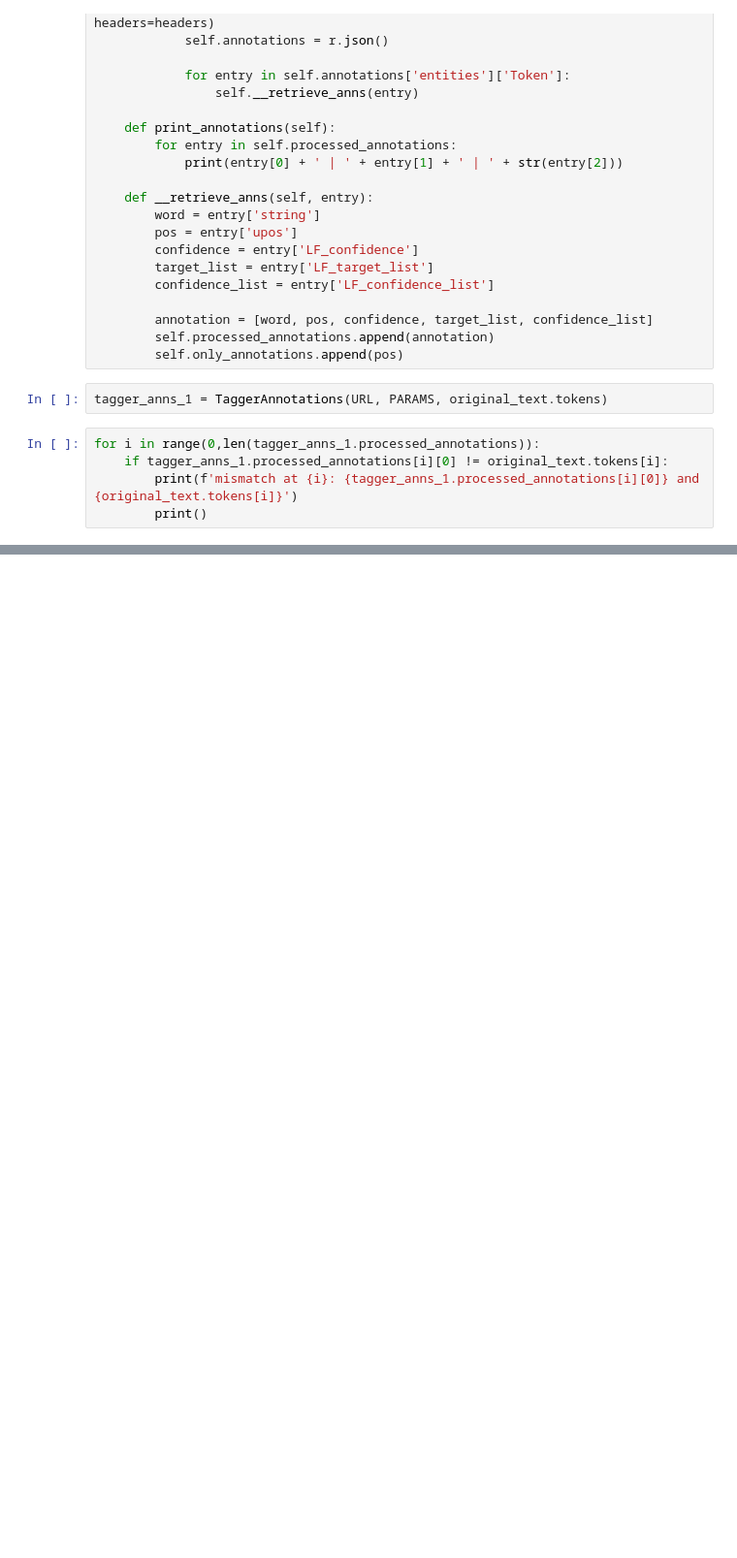
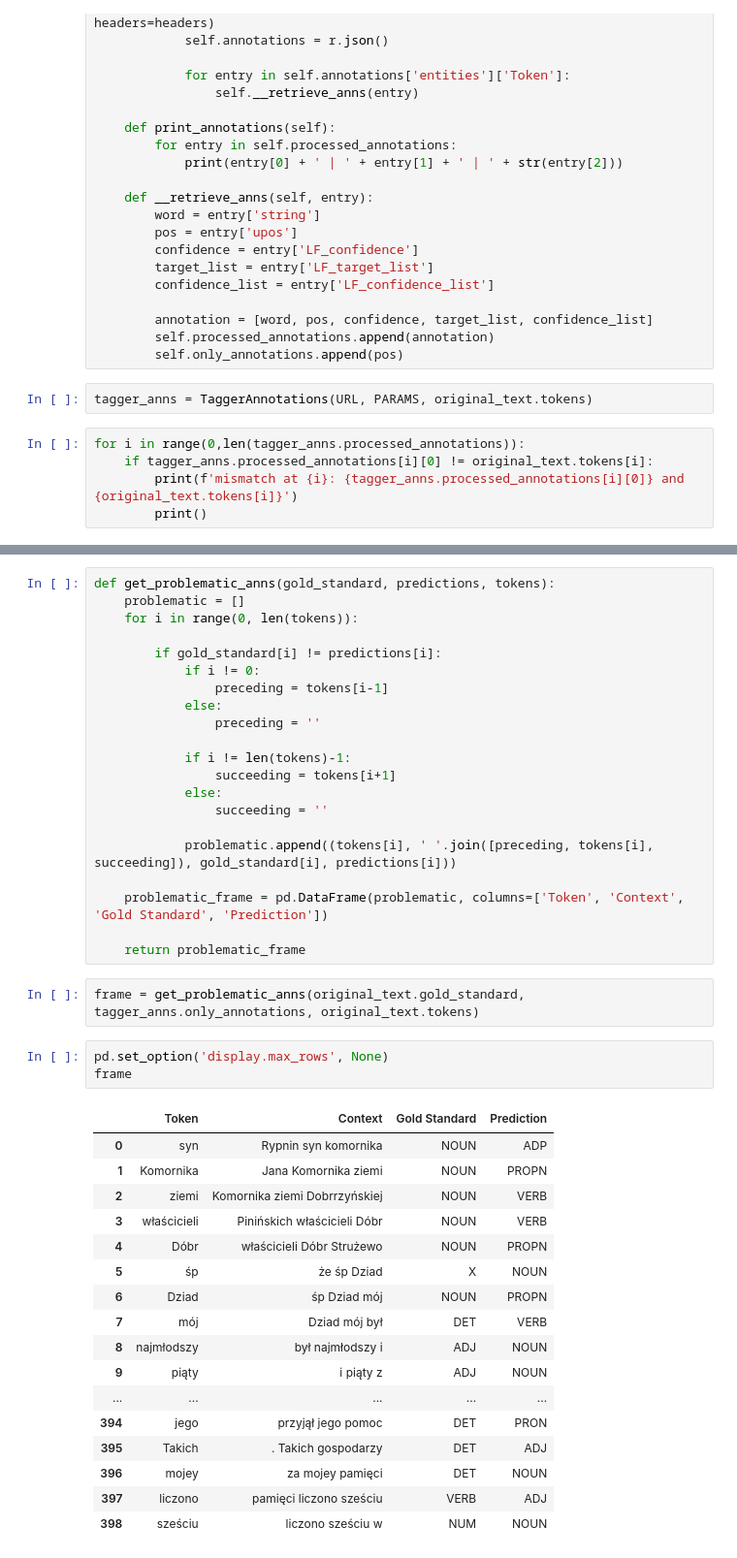
Before and after one commit to Turtilla/ltr-project, a Jupyter notebook: ltr-project.ipynb, the cells around one changed output, grey strips where cells are left out. Shown at 97% size. Drawn from its saved outputs; the diff is of its cells as text; blank space fills up the shorter version.

```diff
--- a/ltr-project.ipynb
+++ b/ltr-project.ipynb
@@ -97,9 +99,9 @@ class TaggerAnnotations:
         self.processed_annotations.append(annotation)
         self.only_annotations.append(pos)
 # %%
-tagger_anns_1 = TaggerAnnotations(URL, PARAMS, original_text.tokens)
+tagger_anns = TaggerAnnotations(URL, PARAMS, original_text.tokens)
 # %%
-for i in range(0,len(tagger_anns_1.processed_annotations)):
-    if tagger_anns_1.processed_annotations[i][0] != original_text.tokens[i]:
-        print(f'mismatch at {i}: {tagger_anns_1.processed_annotations[i][0]} and {original_text.tokens[i]}')
+for i in range(0,len(tagger_anns.processed_annotations)):
+    if tagger_anns.processed_annotations[i][0] != original_text.tokens[i]:
+        print(f'mismatch at {i}: {tagger_anns.processed_annotations[i][0]} and {original_text.tokens[i]}')
         print()
@@ -105,0 +145,44 @@ for i in range(0,len(tagger_anns_1.processed_annotations)):
+# %%
+def get_problematic_anns(gold_standard, predictions, tokens):
+    problematic = []
+    for i in range(0, len(tokens)):
+
+        if gold_standard[i] != predictions[i]:
+            if i != 0:
+                preceding = tokens[i-1]
+            else:
+                preceding = ''
+
+            if i != len(tokens)-1:
+                succeeding = tokens[i+1]
+            else:
+                succeeding = ''
+
+            problematic.append((tokens[i], ' '.join([preceding, tokens[i], succeeding]), gold_standard[i], predictions[i]))
+
+    problematic_frame = pd.DataFrame(problematic, columns=['Token', 'Context', 'Gold Standard', 'Prediction'])
+
+    return problematic_frame
+# %%
+frame = get_problematic_anns(original_text.gold_standard, tagger_anns.only_annotations, original_text.tokens)
+# %%
+pd.set_option('display.max_rows', None)
+frame
+# %% [output]
+|  | Token | Context | Gold Standard | Prediction |
+| 0 | syn | Rypnin syn komornika | NOUN | ADP |
+| 1 | Komornika | Jana Komornika ziemi | NOUN | PROPN |
+| 2 | ziemi | Komornika ziemi Dobrrzyńskiej | NOUN | VERB |
+| 3 | właścicieli | Pinińskich właścicieli Dóbr | NOUN | VERB |
+| 4 | Dóbr | właścicieli Dóbr Strużewo | NOUN | PROPN |
+| 5 | śp | że śp Dziad | X | NOUN |
+| 6 | Dziad | śp Dziad mój | NOUN | PROPN |
+| 7 | mój | Dziad mój był | DET | VERB |
+| 8 | najmłodszy | był najmłodszy i | ADJ | NOUN |
+| 9 | piąty | i piąty z | ADJ | NOUN |
+| ... | ... | ... | ... | ... |
+| 394 | jego | przyjął jego pomoc | DET | PRON |
+| 395 | Takich | . Takich gospodarzy | DET | ADJ |
+| 396 | mojey | za mojey pamięci | DET | NOUN |
+| 397 | liczono | pamięci liczono sześciu | VERB | ADJ |
+| 398 | sześciu | liczono sześciu w | NUM | NOUN |
```
Also changed, not shown: parts of 7 cells of this notebook.
